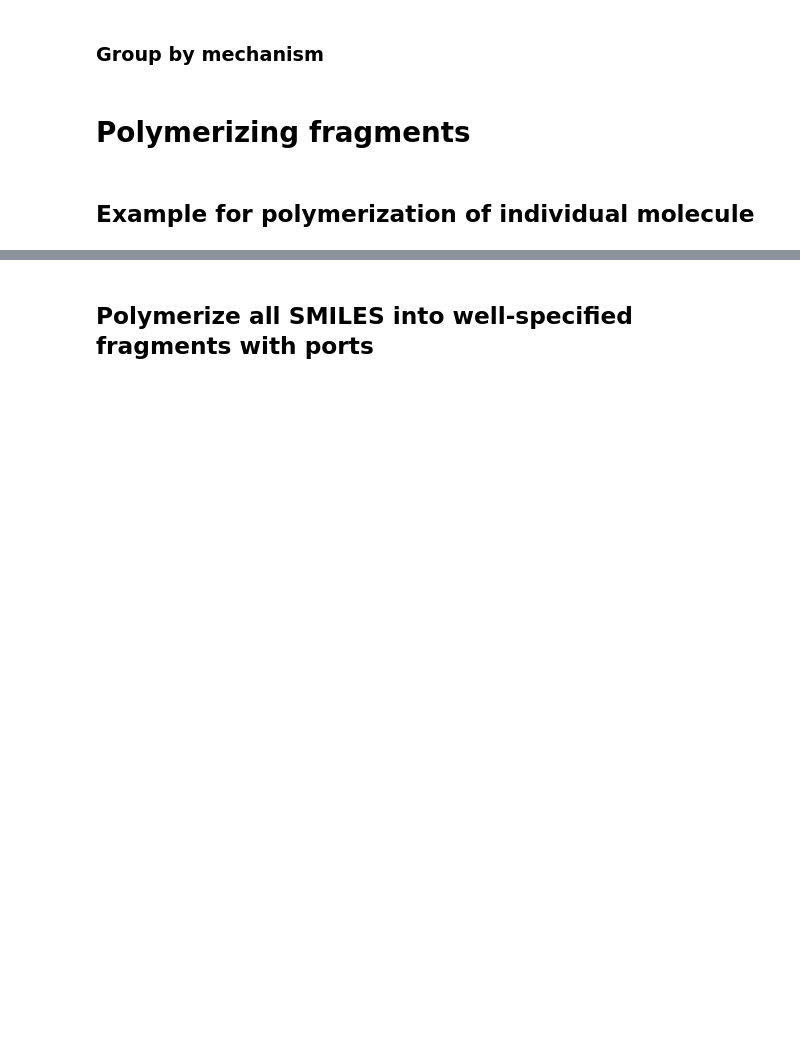
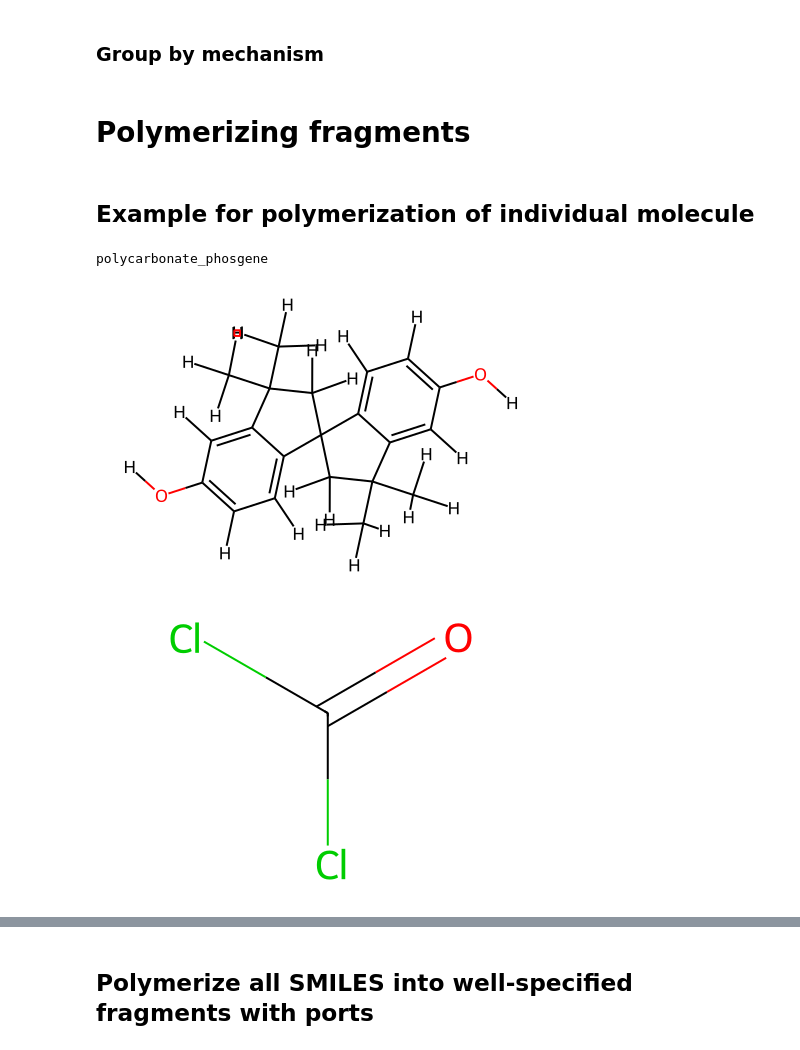
Before and after one commit to timbernat/NREL_polymers, a Jupyter notebook: polymerize_monomers.ipynb, the cells around one changed output, grey strips where cells are left out. Drawn from its saved outputs; the diff is of its cells as text; code cells hidden in the pictures; blank space fills up the shorter version.

Commit message:
Generated monomer fragments for polycarbonates

```diff
--- a/polymerize_monomers.ipynb
+++ b/polymerize_monomers.ipynb
@@ -73,7 +70,7 @@ rxn_groups = {
         for rxnname, rxn in rxns.items()
 }
 # %%
-whitelisted_rxns = ['amide', 'urethane', 'ester']
+whitelisted_rxns = ['amide', 'urethane', 'ester', 'carbonate']
 df = df[df.mechanism.map(lambda s : s in whitelisted_rxns)]
 # %% [markdown]
 ### Group by mechanism
@@ -91,21 +88,26 @@ frames = {
 ## Example for polymerization of individual molecule
 # %%
 # frame = frames['ester']
-frame = frames['amide']
+# frame = frames['amide']
+frame = frames['carbonate']
 row = frame.loc[frame.index[14]]
 
 mechname = rxn_backmap[row['mechanism']]
 print(mechname)
 
 rxn_pathway = rxns[mechname]
 named_reactants = {}
 for i in (1, 2):
     reactant = Chem.MolFromSmiles(row[f'smiles_expanded_monomer_{i}'], sanitize=False)
     Chem.SanitizeMol(reactant, sanitizeOps=specification.SANITIZE_AS_KEKULE)
     display(reactant)
     named_reactants[ row[f'IUPAC_monomer_{i}'] ] = reactant
 
 reactants = [i for i in named_reactants.values()]
+# %% [output]
+polycarbonate_phosgene
+[figure, added]
+[figure, added]
 # %%
 from polymerist.rdutils.amalgamation import portlib
 from polymerist.rdutils.reactions import reactors
```
Also changed, not shown: parts of 7 cells of this notebook, 26 other files.
